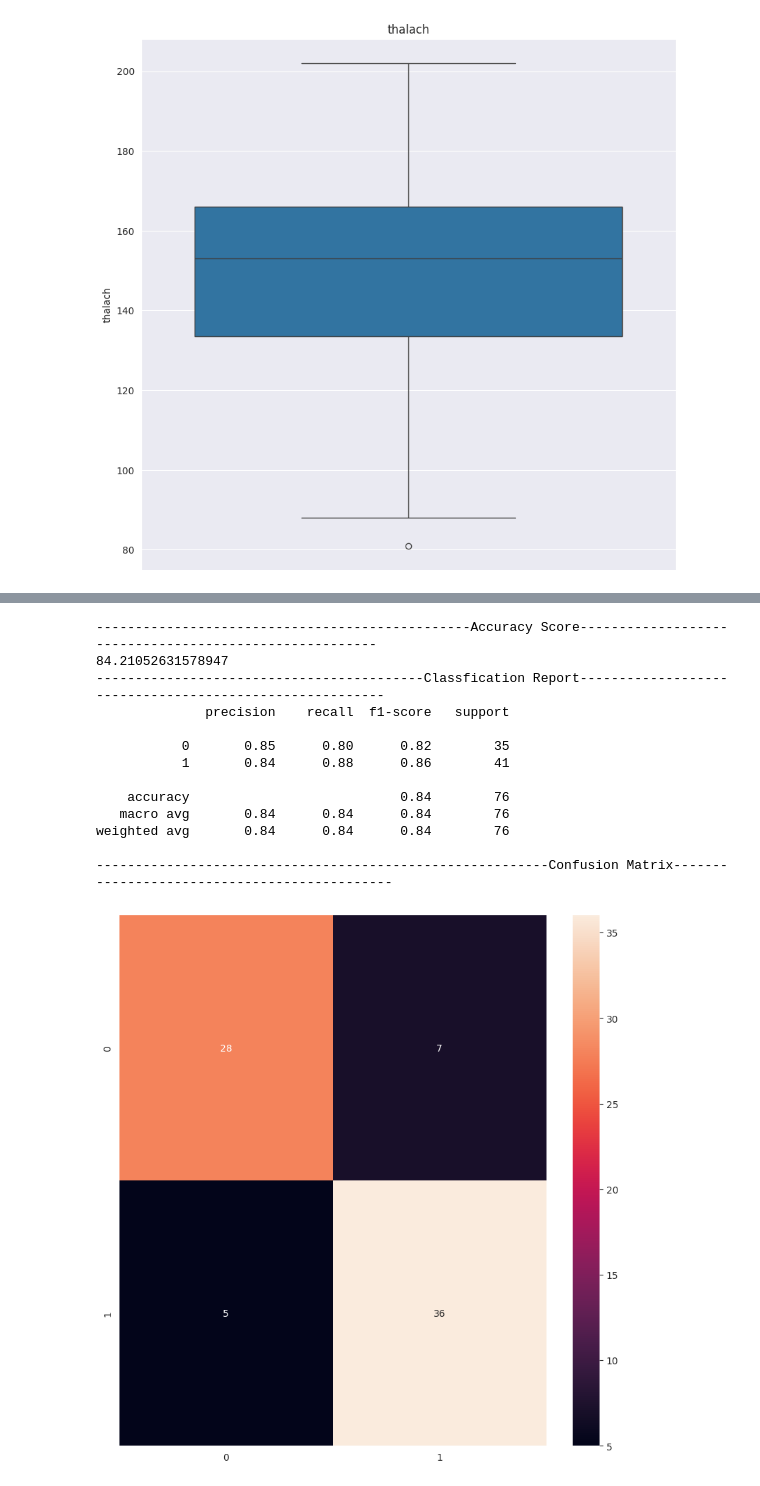
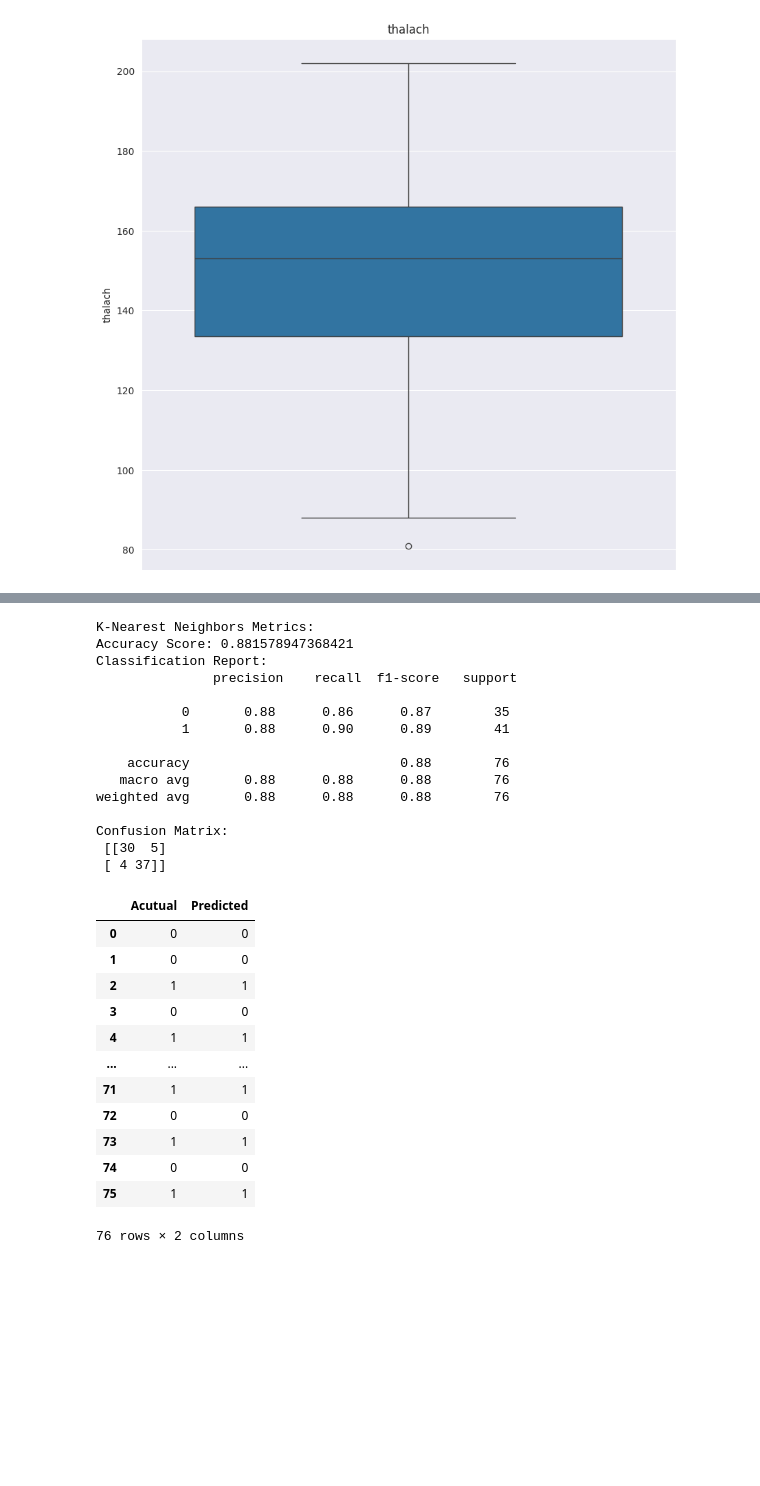
Before and after one commit to AradhyaRay05/Heart-Disease-Prediction, a Jupyter notebook: Heart_Disease_Prediction.ipynb, the cells around one changed output, grey strips where cells are left out. Saved outputs shown, nothing was run; the diff lists cells and outputs as text; code cells hidden in the pictures; blank space fills up the shorter version.

```diff
--- a/Heart_Disease_Prediction.ipynb
+++ b/Heart_Disease_Prediction.ipynb
@@ -9,10 +9,10 @@ import seaborn as sns
 from sklearn.metrics import accuracy_score, classification_report, confusion_matrix
 from sklearn.preprocessing import StandardScaler
 import matplotlib.pyplot as plt
-%matplotlib inline
-
-sns.set_style('darkgrid')
-pd.set_option('display.max_columns', None)
+from sklearn.neighbors import KNeighborsClassifier
+from sklearn.svm import SVC
+from sklearn.tree import DecisionTreeClassifier
+from sklearn.ensemble import RandomForestClassifier, GradientBoostingClassifier
 # %%
 ## read the data file
 
@@ -131,3 +166,6 @@ lg = LogisticRegression()
 # %%
-lg.fit(X_train, y_train)
+#KNeighborsClassifier
+
+knn = KNeighborsClassifier()
+knn.fit(X_train, y_train)
 # %% [output]
@@ -152,25 +173,36 @@ pd.DataFrame({'Acutual': y_test, 'Predicted': preds})
-# %%
-print("------------------------------------------------Accuracy Score-------------------------------------------------------")
-print((accuracy_score(y_test, preds))*100)
-
-print("------------------------------------------Classfication Report--------------------------------------------------------")
-print(classification_report(y_test, preds))
-
-print("----------------------------------------------------------Confusion Matrix---------------------------------------------")
-plt.figure(figsize=(10, 10))
-sns.heatmap(confusion_matrix(y_test, preds), annot=True);
-# %% [output]
-------------------------------------------------Accuracy Score-------------------------------------------------------
-84.21052631578947
-------------------------------------------Classfication Report--------------------------------------------------------
-              precision    recall  f1-score   support
-
-           0       0.85      0.80      0.82        35
-           1       0.84      0.88      0.86        41
-
-    accuracy                           0.84        76
-   macro avg       0.84      0.84      0.84        76
-weighted avg       0.84      0.84      0.84        76
-
-----------------------------------------------------------Confusion Matrix---------------------------------------------
-[figure, removed]
+# %%
+knn_preds = knn.predict(X_test)
+print("\nK-Nearest Neighbors Metrics:")
+print("Accuracy Score:", accuracy_score(y_test, knn_preds))
+print("Classification Report:\n", classification_report(y_test, knn_preds))
+print("Confusion Matrix:\n", confusion_matrix(y_test, knn_preds))
+pd.DataFrame({'Acutual': y_test, 'Predicted': knn_preds})
+# %% [output]
+K-Nearest Neighbors Metrics:
+Accuracy Score: 0.881578947368421
+Classification Report:
+               precision    recall  f1-score   support
+
+           0       0.88      0.86      0.87        35
+           1       0.88      0.90      0.89        41
+
+    accuracy                           0.88        76
+   macro avg       0.88      0.88      0.88        76
+weighted avg       0.88      0.88      0.88        76
+
+Confusion Matrix:
+ [[30  5]
+ [ 4 37]]
+|  | Acutual | Predicted |
+| 0 | 0 | 0 |
+| 1 | 0 | 0 |
+| 2 | 1 | 1 |
+| 3 | 0 | 0 |
+| 4 | 1 | 1 |
+| ... | ... | ... |
+| 71 | 1 | 1 |
+| 72 | 0 | 0 |
+| 73 | 1 | 1 |
+| 74 | 0 | 0 |
+| 75 | 1 | 1 |
+76 rows × 2 columns
```
Also changed, not shown: parts of 21 cells of this notebook, 3 other files.
